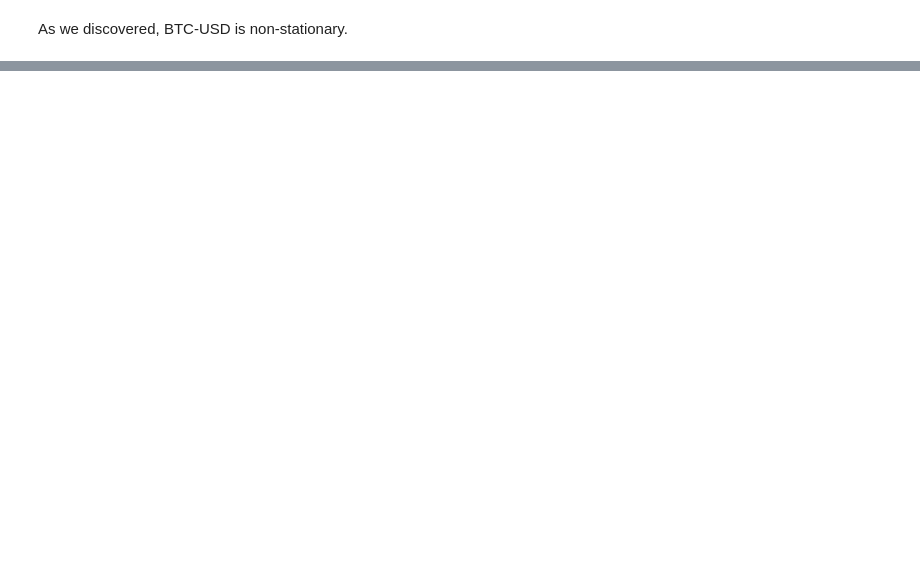
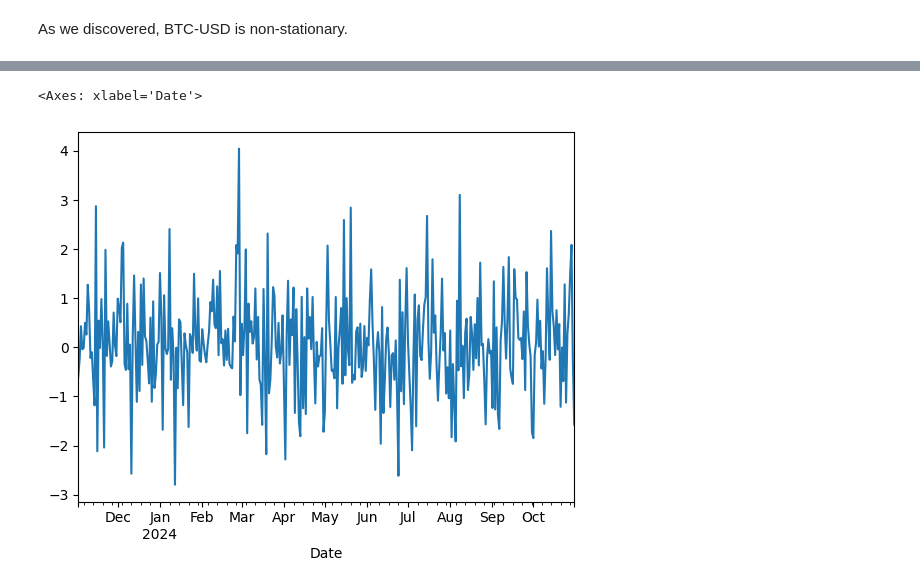
Before and after one commit to K-T-P/Trading-Algorithms-Course, a Jupyter notebook: HW4/HW4.ipynb, the cells around one changed output, grey strips where cells are left out. Cells and saved outputs as stored; diff of their text form; code cells hidden in the pictures; blank space fills up the shorter version.

```diff
--- a/HW4/HW4.ipynb
+++ b/HW4/HW4.ipynb
@@ -58,0 +140,13 @@ plot_pacf(oneday_dataframe['BTC-USD'], method="ywm")
+# %%
+first_diff_data = normalized_data.diff().dropna()
+# %%
+monthly_volatility = first_diff_data.groupby(first_diff_data.index.month).std()
+# %%
+monthly_volatility = first_diff_data.index.map(lambda d : monthly_volatility.loc[d.month])
+# %%
+non_volatility_data = first_diff_data / monthly_volatility
+# %%
+non_volatility_data.plot()
+# %% [output]
+<Axes: xlabel='Date'>
+[figure, added]
```
Also changed, not shown: parts of 47 cells of this notebook.
